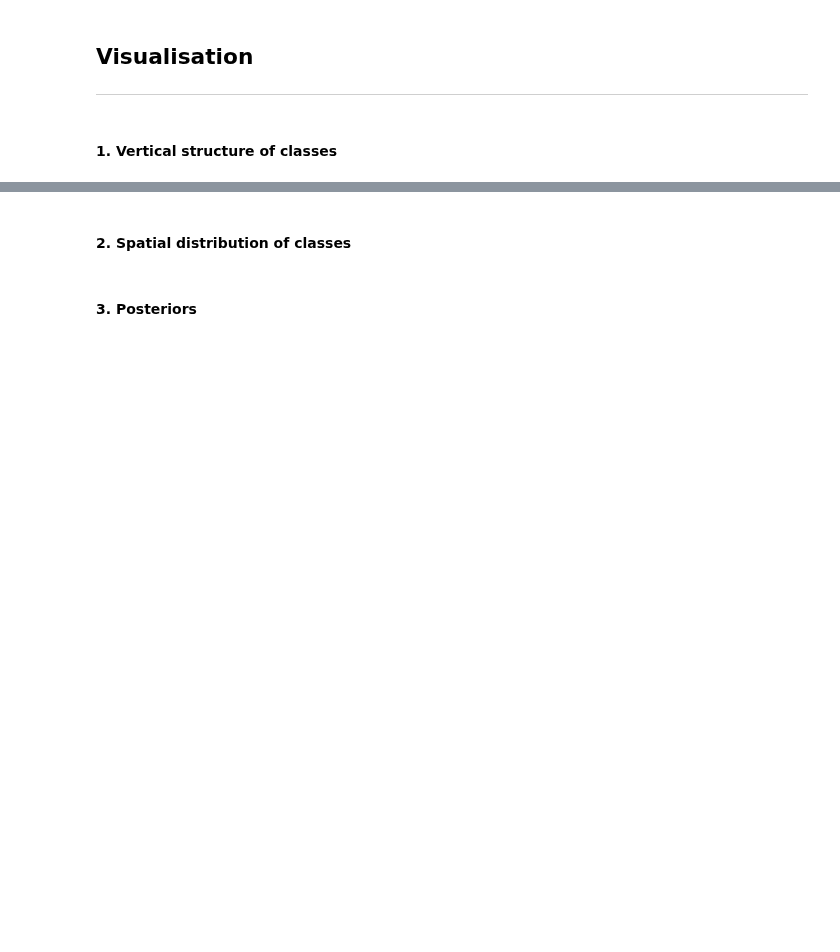
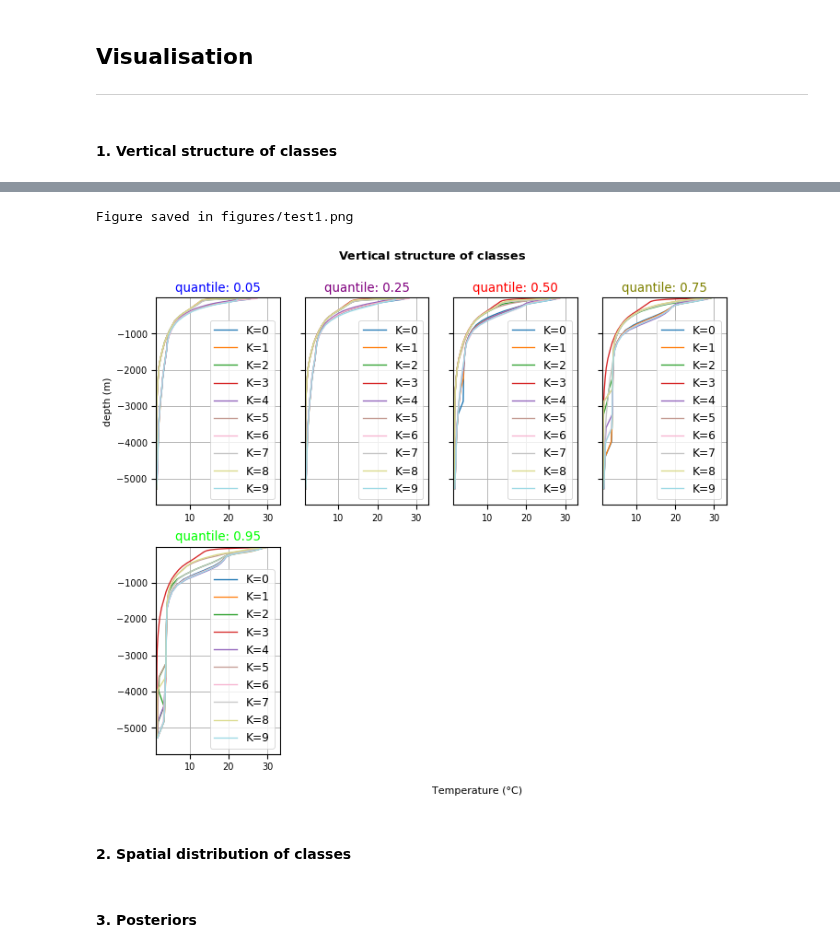
Before and after one commit to euroargodev/BlueCloud, a Jupyter notebook: PCMtest_3Dgridded_products.ipynb, the cells around one changed output, grey strips where cells are left out. Drawn from its saved outputs; the diff is of its cells as text; code cells hidden in the pictures; blank space fills up the shorter version.

Commit message:
format vertical distribution figure

```diff
--- a/PCMtest_3Dgridded_products.ipynb
+++ b/PCMtest_3Dgridded_products.ipynb
@@ -192,7 +270,10 @@ P.save_BlueCloud('figures/vertical_struc_EX.png')
 # %%
-P.vertical_structure_comp(q_variable = temp_var + '_Q', plot_q= [0.05, 0.5, 0.95])
+P.vertical_structure_comp(q_variable = temp_var + '_Q', plot_q= 'all', xlabel='Temperature (°C)')
 #P.save_BlueCloud('figures/vertical_struc_comp_EX.png')
 P.save_BlueCloud('figures/test1.png')
+# %% [output]
+Figure saved in figures/test1.png
+[figure, added]
 # %% [markdown]
 #### 2. Spatial distribution of classes
 # %%
```
Also changed, not shown: parts of 9 cells of this notebook, 4 other files.
